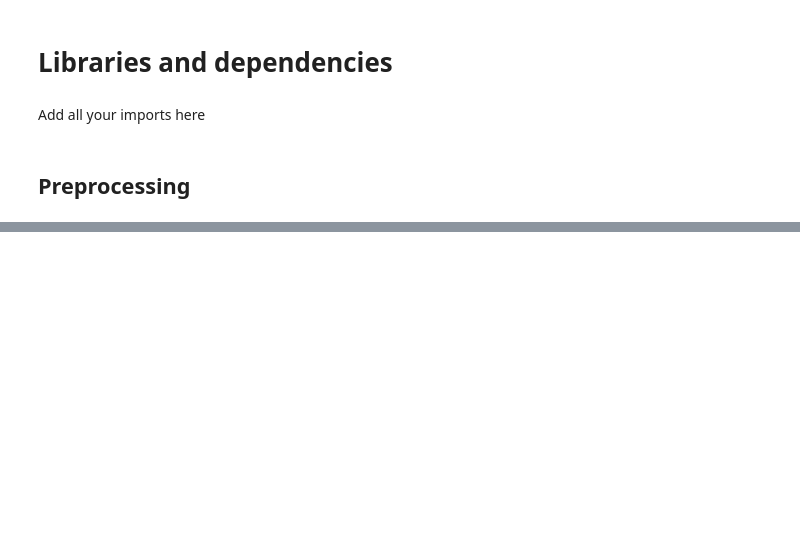
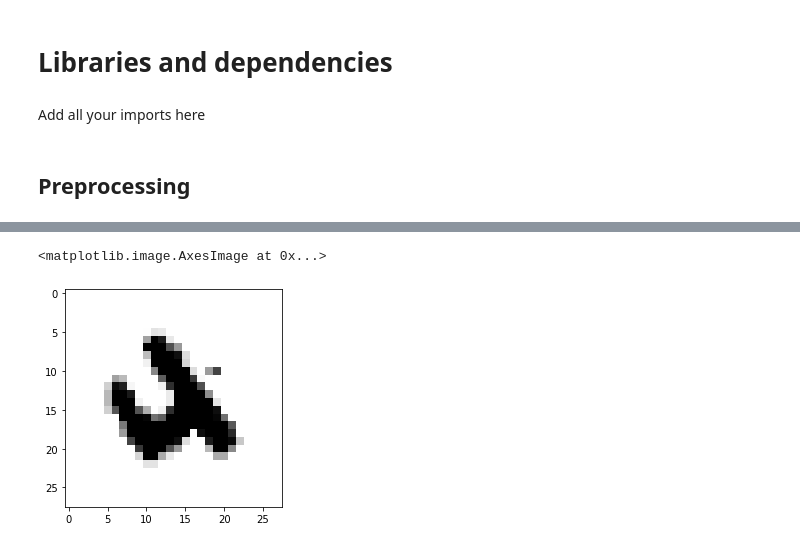
Before and after one commit to rickyychen/MNIST_Max-digits, a Jupyter notebook: Copy_of_MNIST_Max_digits.ipynb, the cells around one changed output, grey strips where cells are left out. Cells and saved outputs as stored; diff of their text form; code cells hidden in the pictures; blank space fills up the shorter version.

```diff
--- a/Copy_of_MNIST_Max_digits.ipynb
+++ b/Copy_of_MNIST_Max_digits.ipynb
@@ -105,0 +140,5 @@ show_image(median)
+# %%
+plt.imshow(preprocessed_digits[2], interpolation='nearest', cmap='gray')
+# %% [output]
+<matplotlib.image.AxesImage at 0x...>
+[figure, added]
```
Also changed, not shown: parts of 13 cells of this notebook.
